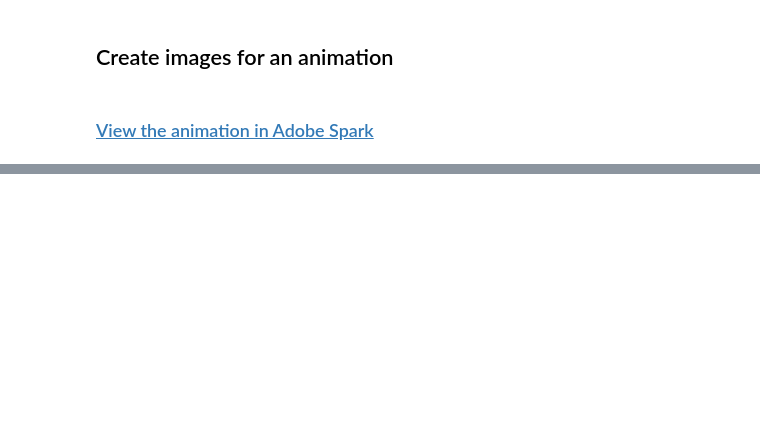
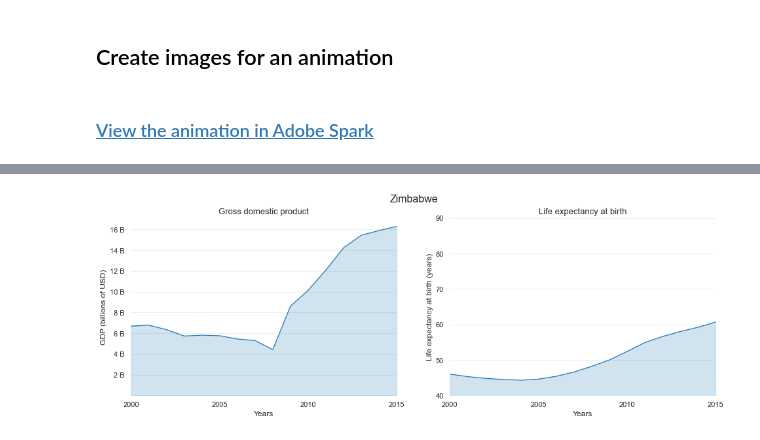
Before and after one commit to lep511/Life-Expectancy-and-GDP, a Jupyter notebook: life_expectancy_gdp.ipynb, the cells around one changed output, grey strips where cells are left out. Drawn from its saved outputs; the diff is of its cells as text; code cells hidden in the pictures; blank space fills up the shorter version.

```diff
--- a/life_expectancy_gdp.ipynb
+++ b/life_expectancy_gdp.ipynb
@@ -158,0 +157,51 @@ for year in range(2000,2016):
+# %%
+    country = "Zimbabwe"
+
+    sns.set_context("notebook", rc={"lines.linewidth": 1.2})
+
+
+    data = df[df.Country == country]
+    #plt.figure(figsize=(9, 6))
+    fig, ax = plt.subplots(1, 2, sharey=False, figsize=(16, 5))
+
+    ax[0] = sns.lineplot(
+        data=data, x="Year", y="GDP", palette="Blues", ax=ax[0]
+    )
+
+    fill_under_lines(ax[0])
+    xlab = [2000, 2005, 2010, 2015]
+    func_y = ticker.FuncFormatter(lambda y, pos: '{:,.0f}'.format(y/10 ** 9) + ' B')
+
+    ax[0].yaxis.set_major_formatter(func_y)
+    ax[0].set_xlabel("Years")
+    ax[0].set_ylabel("GDP (billions of USD)")
+    ax[0].set_title("Gross domestic product", fontsize=13)
+    ax[0].set_xticks(xlab)
+    ax[0].set_xticklabels(xlab)
+    ax[0].set_xlim(2000, 2015)
+    top = ax[0].set_ylim()[1]
+    ax[0].set_ylim(2000, top)
+    ax[0].grid(color="#EEEEEE")
+    ax[0].xaxis.grid(False)
+    sns.despine(ax=ax[0], left=True, bottom=True)
+
+    fig.suptitle('{}'.format(country), fontsize=16)
+
+    ax[1] = sns.lineplot(
+        data=data, x="Year", y="Life expectancy at birth (years)", palette="Blues", ax=ax[1]
+    )
+    ax[1].set_xlim(2000, 2015)
+    ax[1].set_ylim(40, 90)
+    fill_under_lines(ax[1])
+    ax[1].grid(color="#EEEEEE")
+    ax[1].xaxis.grid(False)
+    sns.despine(ax=ax[1], left=True, bottom=True)
+    ax[1].set_xlabel("Years")
+    ax[1].set_ylabel("Life expectancy at birth (years)")
+    ax[1].set_title("Life expectancy at birth", fontsize=13)
+    ax[1].set_xticks(xlab)
+    sns.despine(ax=ax[1], left=True, bottom=True)
+
+    plt.show()
+# %% [output]
+[figure, added]
```
Also changed, not shown: parts of 10 cells of this notebook, 1 other file.
